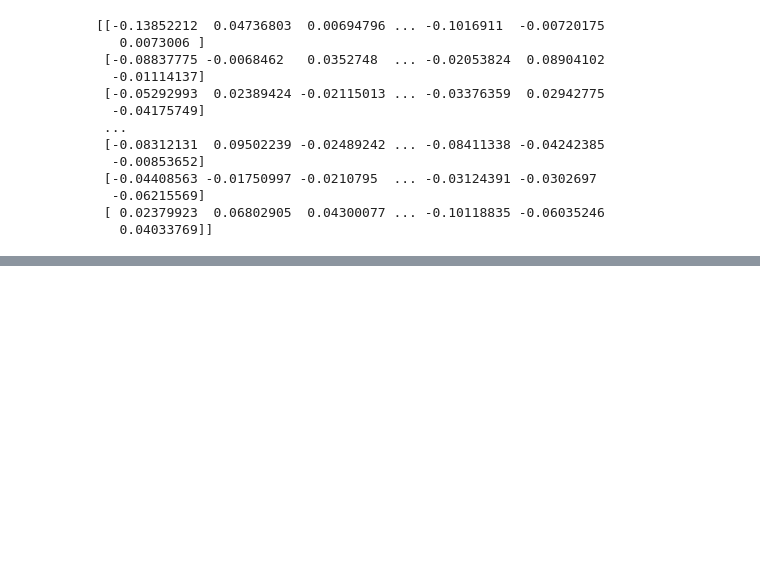
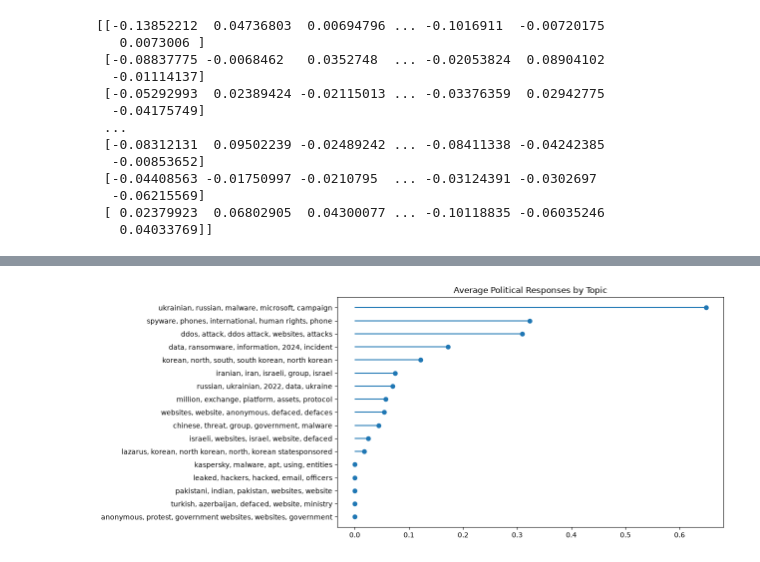
Before and after one commit to heairi/Cyber-Attack-Severity-Prediction-with-NLP, a Jupyter notebook: eurepoc_cyber_security_incidents_world_dataset.ipynb, the cells around one changed output, grey strips where cells are left out. Saved outputs shown, nothing was run; the diff lists cells and outputs as text; code cells hidden in the pictures; blank space fills up the shorter version.

```diff
--- a/eurepoc_cyber_security_incidents_world_dataset.ipynb
+++ b/eurepoc_cyber_security_incidents_world_dataset.ipynb
@@ -275,0 +489,27 @@ NameError: name 'topic_info' is not defined
+# %%
+# What cyber conflicts trigger political reactions?
+responses = (
+    dyadic_data.groupby("topic_label")
+    ["number_political_responses"]
+    .mean()
+    .sort_values()
+)
+
+plt.figure(figsize=(10,6))
+
+plt.hlines(
+    y=responses.index,
+    xmin=0,
+    xmax=responses.values
+)
+
+plt.plot(
+    responses.values,
+    responses.index,
+    "o"
+)
+
+plt.title("Average Political Responses by Topic")
+plt.show()
+# %% [output]
+[figure, added]
```
Also changed, not shown: parts of 22 cells of this notebook.
